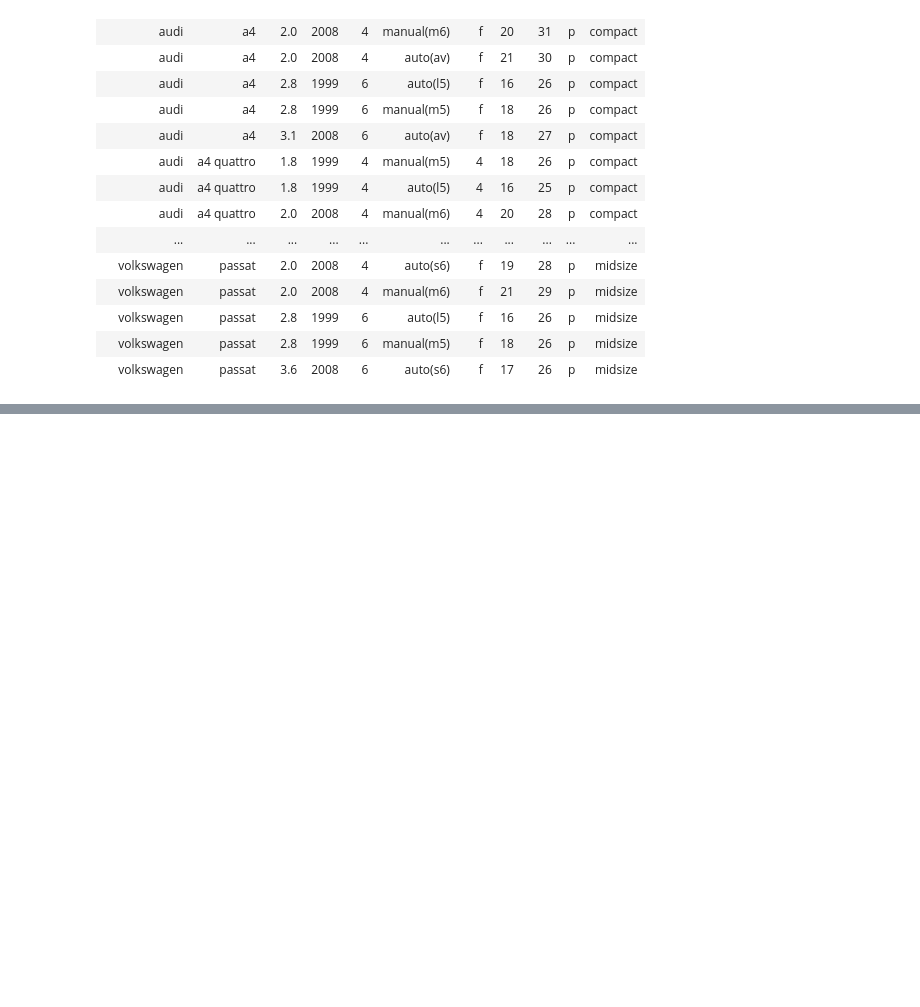
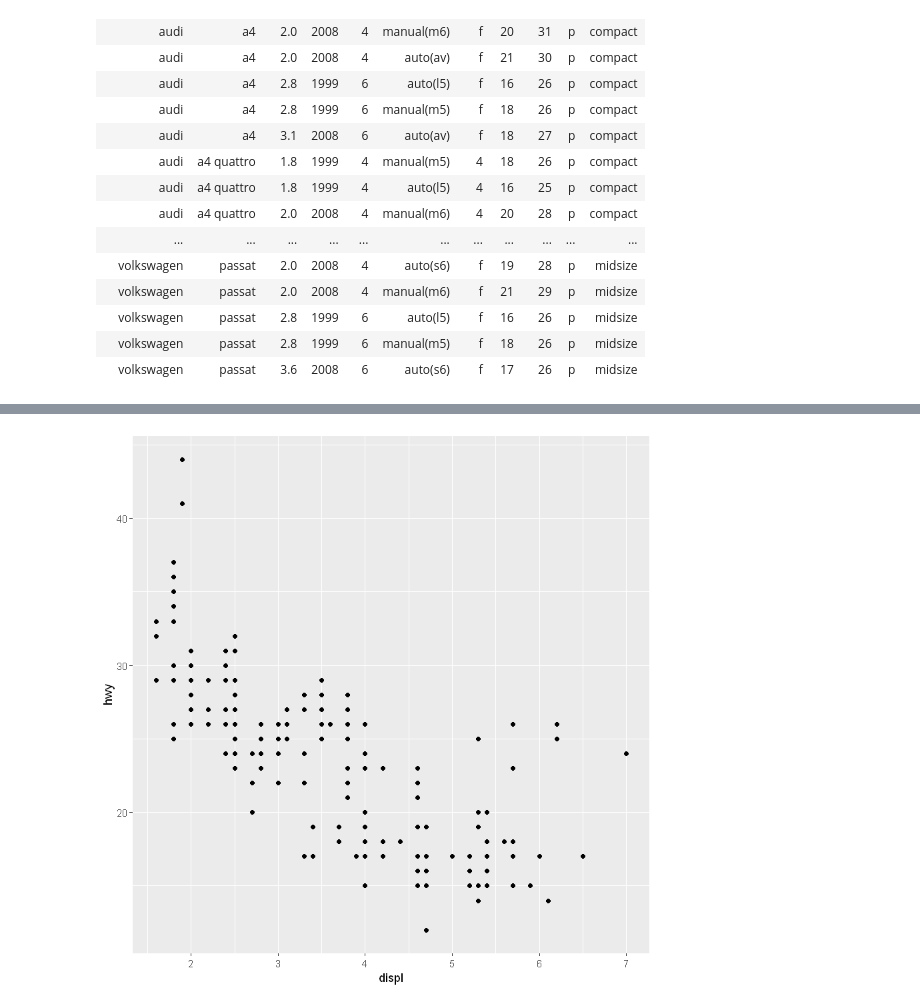
Before and after one commit to Diegocanales1/Series-de-Tiempo, a Jupyter notebook: Intro a R.ipynb, the cells around one changed output, grey strips where cells are left out. Cells and saved outputs as stored; diff of their text form; code cells hidden in the pictures; blank space fills up the shorter version.

```diff
--- a/Intro a R.ipynb
+++ b/Intro a R.ipynb
@@ -281,0 +363,9 @@ mpg
+# %%
+mpg_editada2 <-  mpg %>%
+  mutate_if(
+      .predicate = is.character,
+      .funs      = as_factor
+  ) %>%
+mutate(trans = fct_lump_min(trans, 20,
+                            other_level = "Otros"))
+mpg_editada2
@@ -281,0 +394,6 @@ mpg
+# %%
+mpg_editada2 %>%
+  ggplot() +
+  geom_point(mapping = aes(x = displ, y = hwy))
+# %% [output]
+[figure, added]
```
Also changed, not shown: parts of 13 cells of this notebook.
